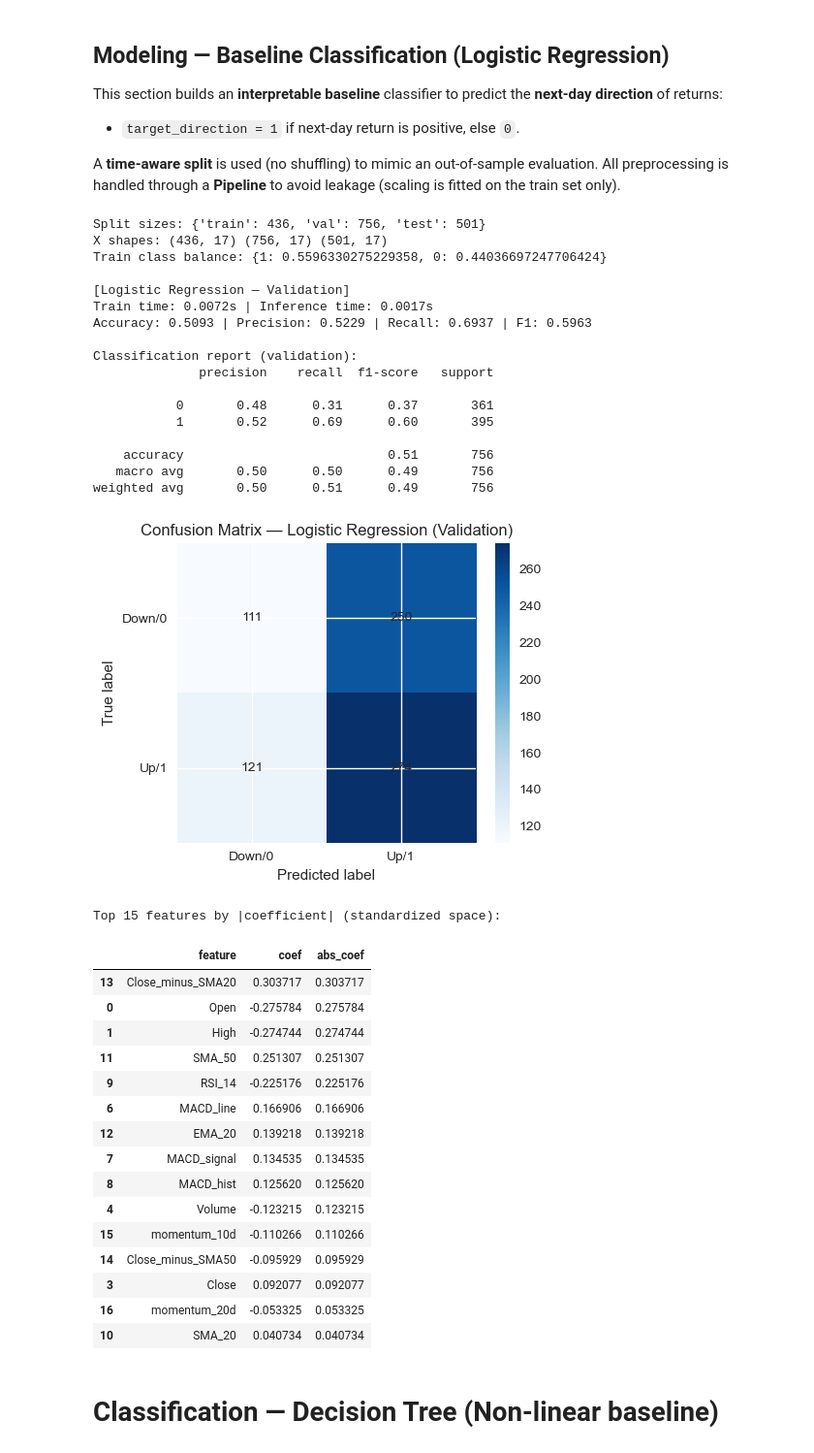
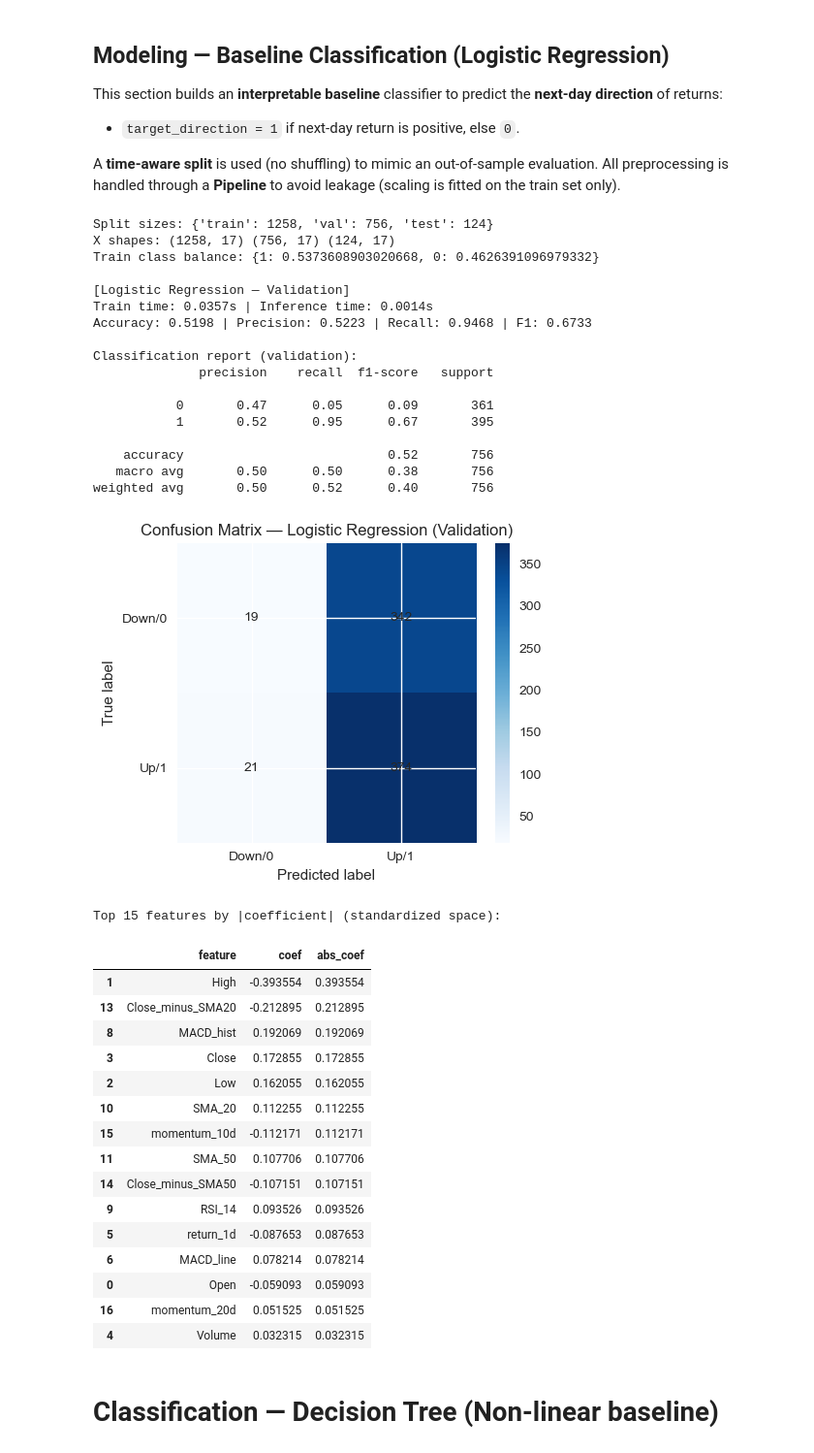
Before and after one commit to emilesgt/stock_return_forecasting, a Jupyter notebook: projet_ml.ipynb, the cells around one changed output. Shown at 97% size. Saved outputs shown, nothing was run; the diff lists cells and outputs as text; code cells hidden in the pictures.

```diff
--- a/projet_ml.ipynb
+++ b/projet_ml.ipynb
@@ -412,6 +421,14 @@ plt.tight_layout()
 plt.show()
 # %% [output]
 [figure]
+# %%
+# Time-aware split
+# Train: 2015–2019
+# Validation: 2020–2022
+# Test: 2023–2024
+train_df = data.loc["2015-01-01":"2019-12-31"].copy()
+val_df   = data.loc["2020-01-01":"2022-12-31"].copy()
+test_df  = data.loc["2023-01-01":"2023-07-01"].copy()
 # %%
 # Correlation matrix (train set)
 exclude = {"target_direction", "target_return_1d"}
@@ -468,15 +485,6 @@ if "target_direction" not in data.columns:
 
 # Ensure time index is sorted
 data = data.sort_index()
-
-
-# 1) Time-aware split
-# Train: 2015–2019
-# Validation: 2020–2022
-# Test: 2023–2024
-train_df = data.loc["2015-01-01":"2019-12-31"].copy()
-val_df   = data.loc["2020-01-01":"2022-12-31"].copy()
-test_df  = data.loc["2023-01-01":"2024-12-31"].copy()
 
 # Fallback if a dataset starts later (keeps the same logic: most data for training)
 if len(train_df) == 0 or len(val_df) == 0 or len(test_df) == 0:
@@ -490,7 +498,7 @@ if len(train_df) == 0 or len(val_df) == 0 or len(test_df) == 0:
 print("Split sizes:", {"train": len(train_df), "val": len(val_df), "test": len(test_df)})
 
 
-# 2) Feature matrix (X) and target vector (y)
+# Feature matrix (X) and target vector (y)
 # Exclude targets (and keep all remaining numeric columns as features).
 exclude_cols = {"target_direction", "target_return_1d"}
 
@@ -521,7 +529,7 @@ print("X shapes:", X_train.shape, X_val.shape, X_test.shape)
 print("Train class balance:", y_train.value_counts(normalize=True).to_dict())
 
 
-# 3) Pipeline (scaling + classifier)
+# Pipeline (scaling + classifier)
 logreg_pipe = Pipeline(steps=[
     ("scaler", StandardScaler()),
     ("model", LogisticRegression(
@@ -532,7 +540,7 @@ logreg_pipe = Pipeline(steps=[
 ])
 
 
-# 4) Fit on train, evaluate on validation
+# Fit on train, evaluate on validation
 t0 = time.perf_counter()
 logreg_pipe.fit(X_train, y_train)
 train_time = time.perf_counter() - t0
@@ -560,61 +568,61 @@ plt.figure(figsize=(5, 4))
 plt.imshow(cm, cmap="Blues", interpolation="nearest")
 plt.title("Confusion Matrix — Logistic Regression (Validation)")
 plt.xlabel("Predicted label")
 plt.ylabel("True label")
 plt.xticks([0, 1], ["Down/0", "Up/1"])
 plt.yticks([0, 1], ["Down/0", "Up/1"])
 
 for (i, j), v in np.ndenumerate(cm):
     plt.text(j, i, str(v), ha="center", va="center")
 
 plt.colorbar()
 plt.tight_layout()
 plt.show()
 
 
 # 6) Coefficients (feature influence in standardized space)
 coefs = logreg_pipe.named_steps["model"].coef_.ravel()
 coef_df = pd.DataFrame({"feature": feature_cols, "coef": coefs, "abs_coef": np.abs(coefs)})
 coef_df = coef_df.sort_values("abs_coef", ascending=False)
 
 print("\nTop 15 features by |coefficient| (standardized space):")
 display(coef_df.head(15))
 # %% [output]
-Split sizes: {'train': 436, 'val': 756, 'test': 501}
-X shapes: (436, 17) (756, 17) (501, 17)
-Train class balance: {1: 0.5596330275229358, 0: 0.44036697247706424}
+Split sizes: {'train': 1258, 'val': 756, 'test': 124}
+X shapes: (1258, 17) (756, 17) (124, 17)
+Train class balance: {1: 0.5373608903020668, 0: 0.4626391096979332}
 
 [Logistic Regression — Validation]
-Train time: 0.0072s | Inference time: 0.0017s
-Accuracy: 0.5093 | Precision: 0.5229 | Recall: 0.6937 | F1: 0.5963
+Train time: 0.0357s | Inference time: 0.0014s
+Accuracy: 0.5198 | Precision: 0.5223 | Recall: 0.9468 | F1: 0.6733
 
 Classification report (validation):
               precision    recall  f1-score   support
 
-           0       0.48      0.31      0.37       361
-           1       0.52      0.69      0.60       395
+           0       0.47      0.05      0.09       361
+           1       0.52      0.95      0.67       395
 
-    accuracy                           0.51       756
-   macro avg       0.50      0.50      0.49       756
-weighted avg       0.50      0.51      0.49       756
+    accuracy                           0.52       756
+   macro avg       0.50      0.50      0.38       756
+weighted avg       0.50      0.52      0.40       756
-[figure, old version]
+[figure, new version]
 Top 15 features by |coefficient| (standardized space):
 |  | feature | coef | abs_coef |
-| 13 | Close_minus_SMA20 | 0.303717 | 0.303717 |
-| 0 | Open | -0.275784 | 0.275784 |
-| 1 | High | -0.274744 | 0.274744 |
-| 11 | SMA_50 | 0.251307 | 0.251307 |
-| 9 | RSI_14 | -0.225176 | 0.225176 |
-| 6 | MACD_line | 0.166906 | 0.166906 |
-| 12 | EMA_20 | 0.139218 | 0.139218 |
-| 7 | MACD_signal | 0.134535 | 0.134535 |
-| 8 | MACD_hist | 0.125620 | 0.125620 |
-| 4 | Volume | -0.123215 | 0.123215 |
-| 15 | momentum_10d | -0.110266 | 0.110266 |
-| 14 | Close_minus_SMA50 | -0.095929 | 0.095929 |
-| 3 | Close | 0.092077 | 0.092077 |
-| 16 | momentum_20d | -0.053325 | 0.053325 |
-| 10 | SMA_20 | 0.040734 | 0.040734 |
+| 1 | High | -0.393554 | 0.393554 |
+| 13 | Close_minus_SMA20 | -0.212895 | 0.212895 |
+| 8 | MACD_hist | 0.192069 | 0.192069 |
+| 3 | Close | 0.172855 | 0.172855 |
+| 2 | Low | 0.162055 | 0.162055 |
+| 10 | SMA_20 | 0.112255 | 0.112255 |
+| 15 | momentum_10d | -0.112171 | 0.112171 |
+| 11 | SMA_50 | 0.107706 | 0.107706 |
+| 14 | Close_minus_SMA50 | -0.107151 | 0.107151 |
+| 9 | RSI_14 | 0.093526 | 0.093526 |
+| 5 | return_1d | -0.087653 | 0.087653 |
+| 6 | MACD_line | 0.078214 | 0.078214 |
+| 0 | Open | -0.059093 | 0.059093 |
+| 16 | momentum_20d | 0.051525 | 0.051525 |
+| 4 | Volume | 0.032315 | 0.032315 |
 # %% [markdown]
 # Classification — Decision Tree (Non-linear baseline)
 # %%
```
Also changed, not shown: parts of 18 cells of this notebook, 3 other files.
